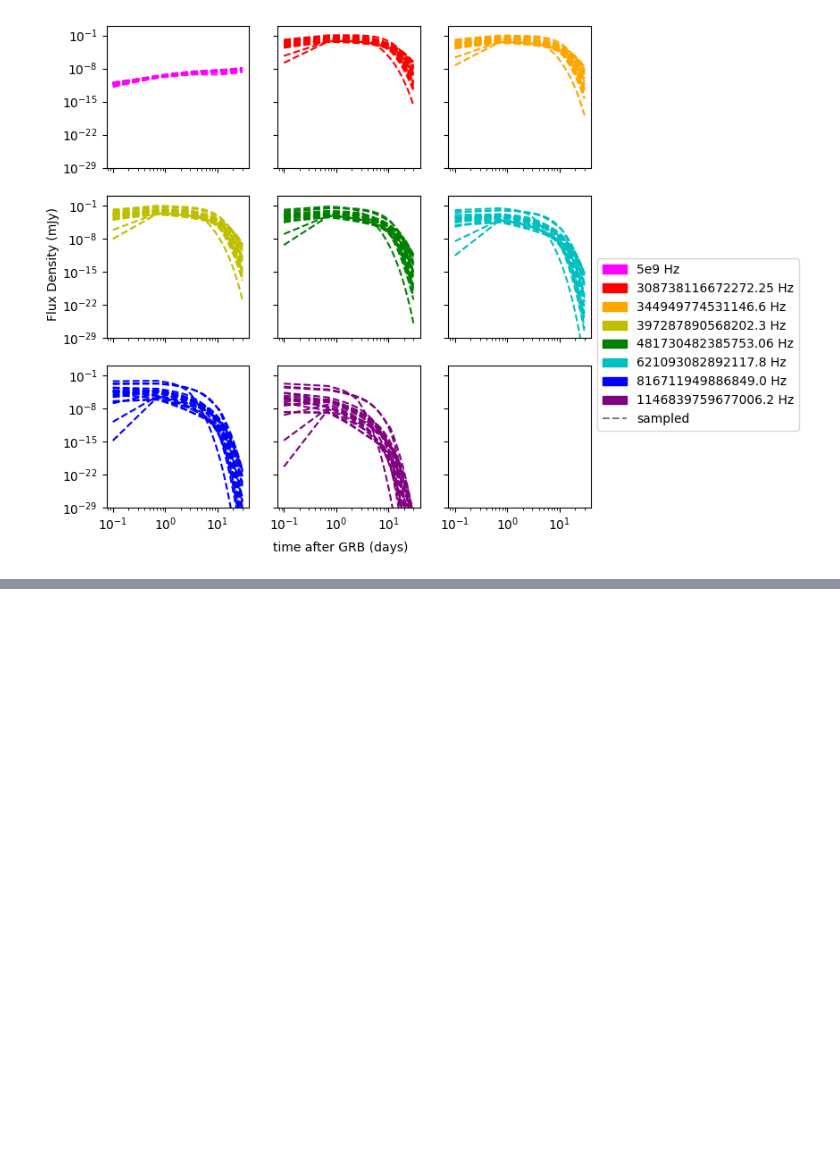
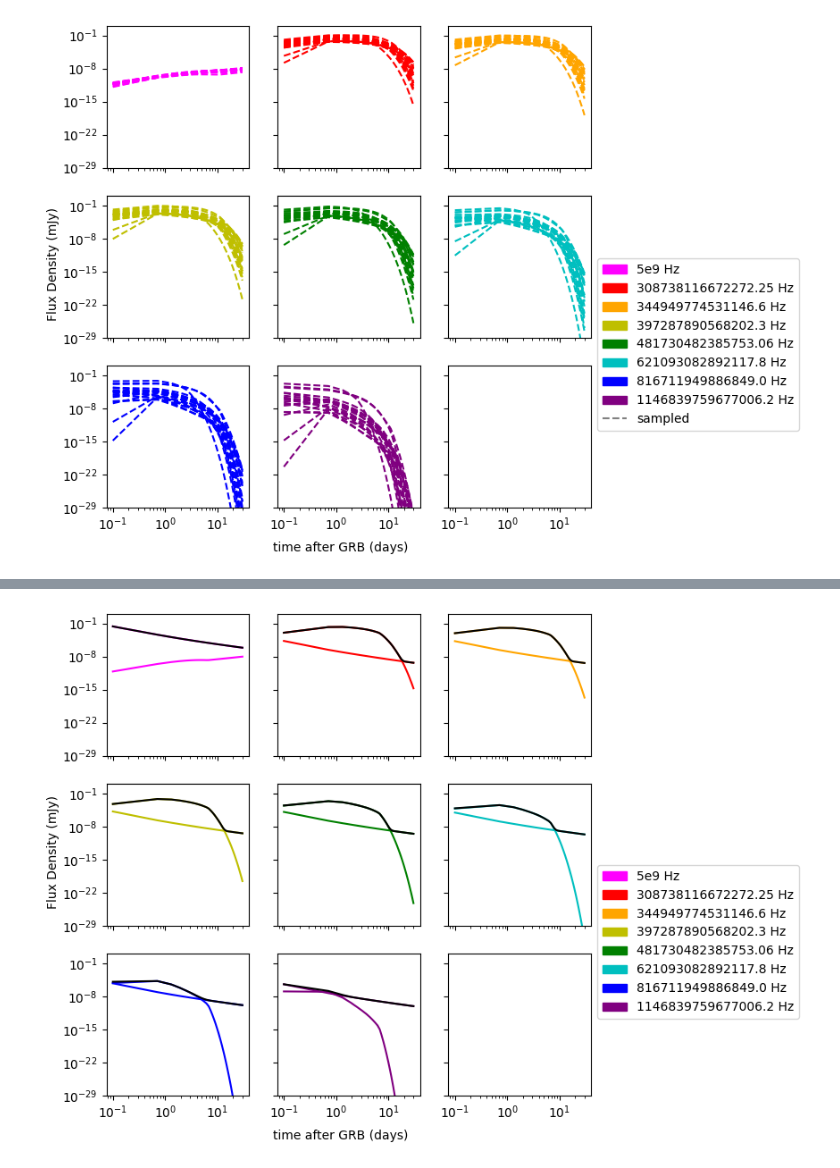
Before and after one commit to wfw23/MPhys_project, a Jupyter notebook: reduced_prior_plots.ipynb, the cells around one changed output, grey strips where cells are left out. Saved outputs shown, nothing was run; the diff lists cells and outputs as text; code cells hidden in the pictures; blank space fills up the shorter version.

```diff
--- a/reduced_prior_plots.ipynb
+++ b/reduced_prior_plots.ipynb
@@ -31,0 +66,14 @@ frequencies
+# %%
+time=np.linspace(0.1,100,100)
+count=0
+for i in range(1000):
+    flux= redback.transient_models.extinction_models.extinction_with_afterglow_base_model(time=time, av=0.5,
+                base_model='tophat', **afterglow_data.iloc[i], output_format='flux_density', frequency=frequencies[7])
+    if np.array(afterglow_data['thv'])[i]>np.array(afterglow_data['thc'])[i] == False:
+        print('failed')
+    if max(flux)<10e-12:
+        print('failed flux')
+    if time[np.argmax(flux)] >200:
+        print('failed time')
+        count+=1
+afterglow_data
@@ -301,0 +323,56 @@ ax[2,1].loglog(time, afterglowoff(time, frequencies[7]), c='purple')
+# %%
+time= np.linspace(0.1,30,50)
+
+fig, ax = plt.subplots(nrows=3, ncols=3, figsize=(7,7), sharex=True, sharey=True)
+
+ax[0,0].loglog(time, afterglowon(time, frequencies[0]), c='magenta')
+ax[0,1].loglog(time, afterglowon(time, frequencies[1]), c='r')
+ax[0,2].loglog(time, afterglowon(time, frequencies[2]), c='orange')
+ax[1,0].loglog(time, afterglowon(time, frequencies[3]), c='y')
+ax[1,1].loglog(time, afterglowon(time, frequencies[4]), c='g')
+ax[1,2].loglog(time, afterglowon(time, frequencies[5]), c='c')
+ax[2,0].loglog(time, afterglowon(time, frequencies[6]), c='b')
+ax[2,1].loglog(time, afterglowon(time, frequencies[7]), c='purple')
+#ax[2,2].loglog(time, afterglowon(time, frequencies[8]), c='k')
+
+ax[0,0].loglog(time, knsample(time, frequencies[0], **kn_data.iloc[1]), c='magenta')
+ax[0,1].loglog(time, knsample(time, frequencies[1],**kn_data.iloc[1]), c='r')
+ax[0,2].loglog(time, knsample(time, frequencies[2],**kn_data.iloc[1]), c='orange')
+ax[1,0].loglog(time, knsample(time, frequencies[3],**kn_data.iloc[1]), c='y')
+ax[1,1].loglog(time, knsample(time, frequencies[4],**kn_data.iloc[1]), c='g')
+ax[1,2].loglog(time, knsample(time, frequencies[5],**kn_data.iloc[1]), c='c')
+ax[2,0].loglog(time, knsample(time, frequencies[6],**kn_data.iloc[1]), c='b')
+ax[2,1].loglog(time, knsample(time, frequencies[7],**kn_data.iloc[1]), c='purple')
+#ax[2,2].loglog(time, afterglowon(time, frequencies[8]), c='k')
+
+ax[0,0].loglog(time, afterglowon(time, frequencies[0]) + knsample(time, frequencies[0],**kn_data.iloc[1]), c='k')
+ax[0,1].loglog(time, afterglowon(time, frequencies[1]) + knsample(time, frequencies[1],**kn_data.iloc[1]), c='k')
+ax[0,2].loglog(time, afterglowon(time, frequencies[2]) + knsample(time, frequencies[2],**kn_data.iloc[1]), c='k')
+ax[1,0].loglog(time, afterglowon(time, frequencies[3]) + knsample(time, frequencies[3],**kn_data.iloc[1]), c='k')
+ax[1,1].loglog(time, afterglowon(time, frequencies[4]) + knsample(time, frequencies[4],**kn_data.iloc[1]), c='k')
+ax[1,2].loglog(time, afterglowon(time, frequencies[5]) + knsample(time, frequencies[5],**kn_data.iloc[1]), c='k')
+ax[2,0].loglog(time, afterglowon(time, frequencies[6]) + knsample(time, frequencies[6],**kn_data.iloc[1]), c='k')
+ax[2,1].loglog(time, afterglowon(time, frequencies[7]) + knsample(time, frequencies[7],**kn_data.iloc[1]), c='k')
+#ax[2,2].loglog(time, afterglowon(time, frequencies[8]), c='k')
+
+f1 = mpatches.Patch(color='magenta', label='5e9 Hz')
+f2 = mpatches.Patch(color='r', label='308738116672272.25 Hz')
+f3 = mpatches.Patch(color='orange', label='344949774531146.6 Hz')
+f4 = mpatches.Patch(color='y', label='397287890568202.3 Hz')
+f5 = mpatches.Patch(color='g', label='481730482385753.06 Hz')
+f6 = mpatches.Patch(color='c', label='621093082892117.8 Hz')
+f7 = mpatches.Patch(color='b', label='816711949886849.0 Hz')
+f8 = mpatches.Patch(color='purple', label='1146839759677006.2 Hz')
+#f9 = mpatches.Patch(color='k', label='2e17 Hz')
+#fix = Line2D([0],[0],color='k', ls='solid', label='fixed params')
+#samp = Line2D([0],[0],color='grey', ls='dashed',label='sampled')
+
+plt.ylim(10e-30,10)
+
+fig.text(0.5, 0.04, 'time after GRB (days)', ha='center')
+fig.text(0.03, 0.5, 'Flux Density (mJy)', va='center', rotation='vertical')
+
+plt.legend(handles=[f1,f2,f3,f4,f5,f6,f7,f8], loc='lower left', bbox_to_anchor=(1, 0.5))
+plt.show()
+# %% [output]
+[figure, added]
```
Also changed, not shown: parts of 11 cells of this notebook.
